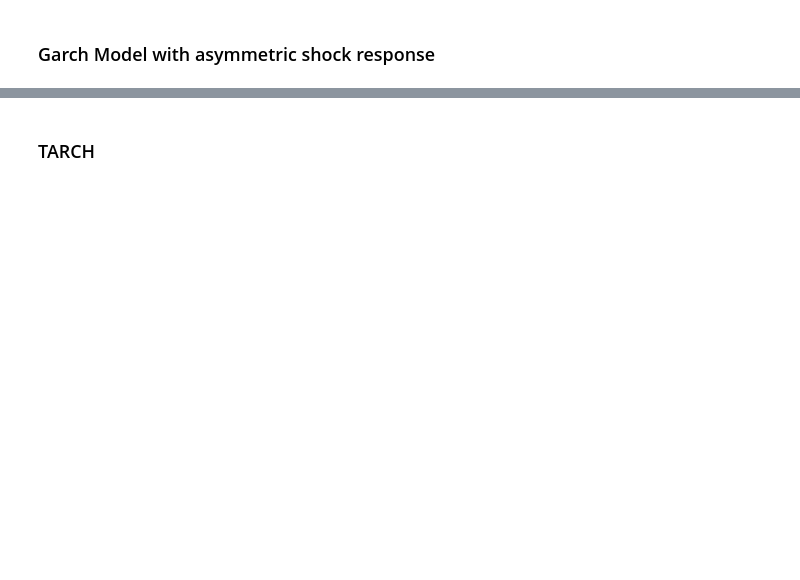
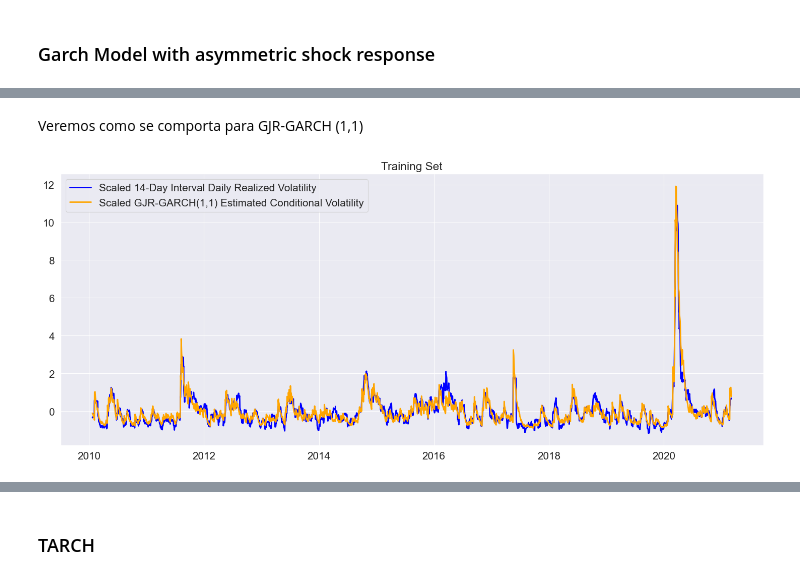
Before and after one commit to GabrielDeOliveiraAlmeida/volatilidade, a Jupyter notebook: notebooks/nootbook-1.ipynb, the cells around one changed output, grey strips where cells are left out. Cells and saved outputs as stored; diff of their text form; code cells hidden in the pictures; blank space fills up the shorter version.

```diff
--- a/notebooks/nootbook-1.ipynb
+++ b/notebooks/nootbook-1.ipynb
@@ -1040,3 +1058,11 @@ lambda        -0.0217  2.781e-02     -0.779      0.436 [-7.617e-02,3.284e-02]
 =============================================================================
 
 Covariance estimator: robust
+# %% [markdown]
+Veremos como se comporta para GJR-GARCH (1,1)
+# %%
+scaler_gjr, scaled_gjr_cond_vol = scale_tf_cond_vol(result_gjr_gm_11)
+# %%
+viz_cond_vol(scaled_gjr_cond_vol, 'GJR-GARCH(1,1)')
+# %% [output]
+[figure, added]
```
Also changed, not shown: parts of 46 cells of this notebook, 12 other files.
